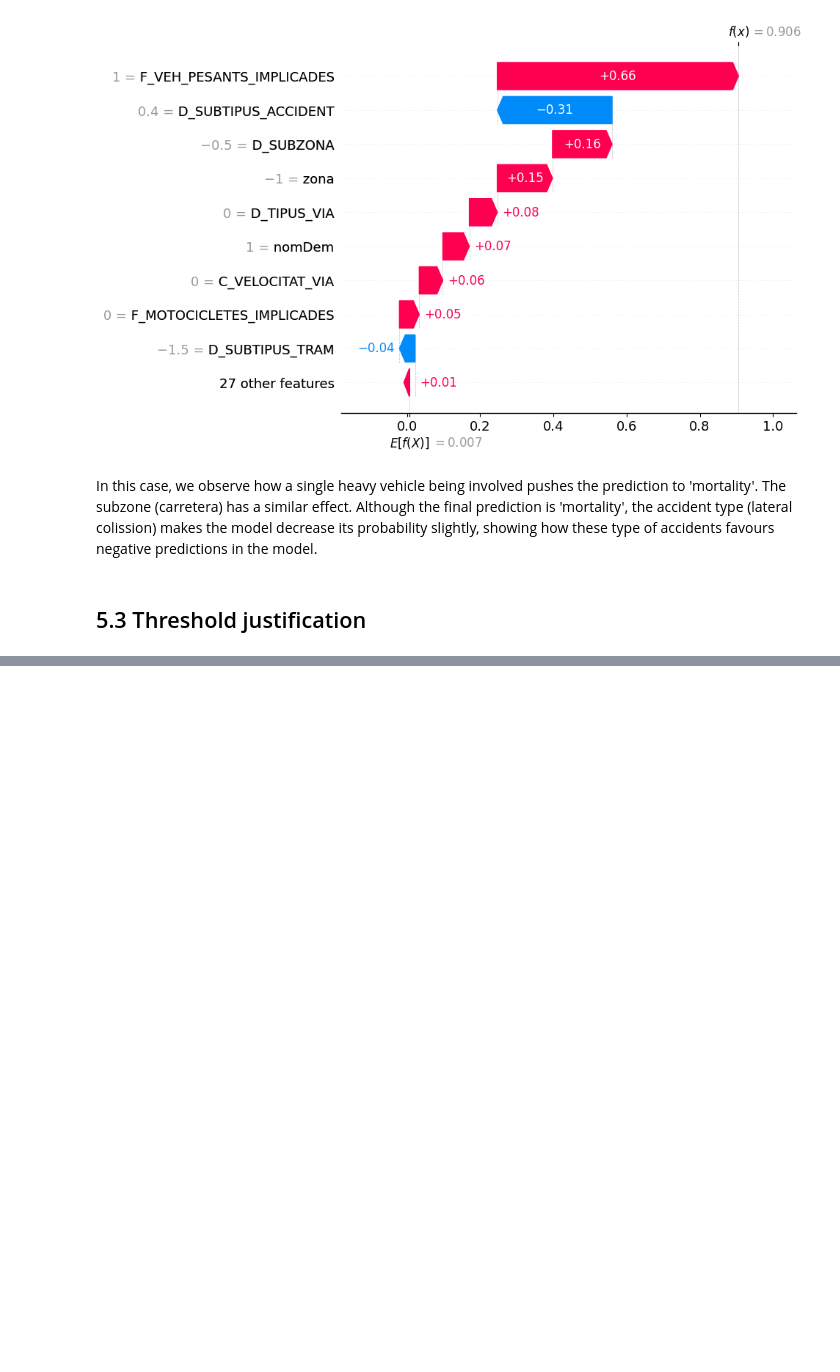
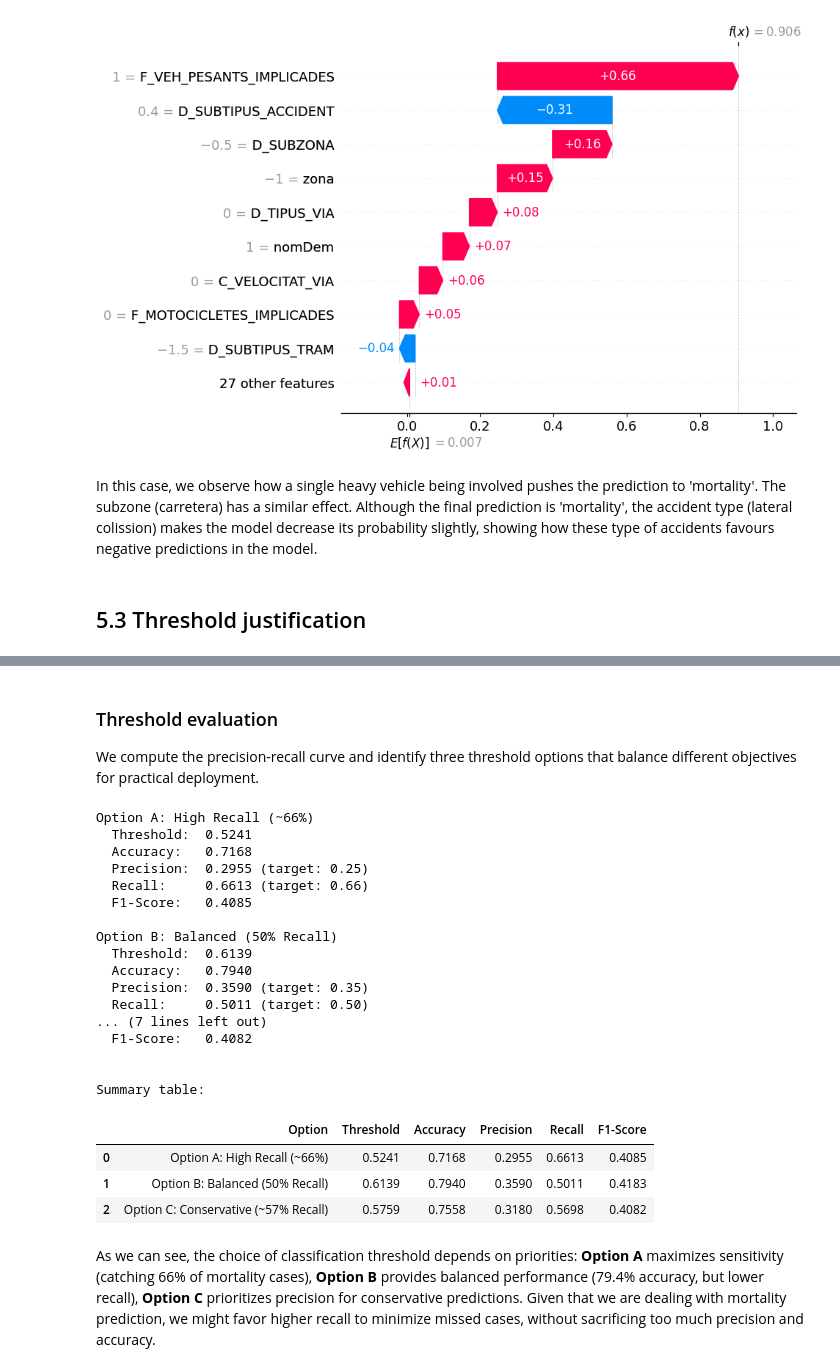
Before and after one commit to uripont/catalan-traffic-accident-analysis, a Jupyter notebook: notebooks/05_xai_analysis.ipynb, the cells around one changed output, grey strips where cells are left out. Saved outputs shown, nothing was run; the diff lists cells and outputs as text; code cells hidden in the pictures; blank space fills up the shorter version.

```diff
--- a/notebooks/05_xai_analysis.ipynb
+++ b/notebooks/05_xai_analysis.ipynb
@@ -369,0 +412,79 @@ for those predicted mortality that weren't mortal, are these accidents severe?
+# %% [markdown]
+### Threshold evaluation
+
+We compute the precision-recall curve and identify three threshold options that balance different objectives for practical deployment.
+# %%
+y_test_proba = final_model.predict_proba(X_test_scaled)[:, 1]
+precisions, recalls, thresholds = precision_recall_curve(y_test, y_test_proba)
+
+# Define threshold options with target metrics
+target_options = [
+    {'name': 'Option A: High Recall (~66%)', 'target_precision': 0.25, 'target_recall': 0.66},
+    {'name': 'Option B: Balanced (50% Recall)', 'target_precision': 0.35, 'target_recall': 0.50},
+    {'name': 'Option C: Conservative (~57% Recall)', 'target_precision': 0.30, 'target_recall': 0.57},
+]
+
+
+threshold_results = []
+for option in target_options:
+    # Find threshold closest to target metrics
+    precision_diff = np.abs(precisions - option['target_precision'])
+    recall_diff = np.abs(recalls - option['target_recall'])
+    combined_diff = precision_diff + recall_diff
+    best_idx = np.argmin(combined_diff)
+
+    threshold = thresholds[best_idx] if best_idx < len(thresholds) else 0.5
+    threshold = max(0.5, threshold)  # Enforce minimum threshold of 0.5
+
+    # Evaluate on test set
+    y_test_pred = (y_test_proba >= threshold).astype(int)
+
+    test_accuracy = accuracy_score(y_test, y_test_pred)
+    test_precision = precision_score(y_test, y_test_pred, zero_division=0)
+    test_recall = recall_score(y_test, y_test_pred, zero_division=0)
+    test_f1 = f1_score(y_test, y_test_pred, zero_division=0)
+
+    threshold_results.append({
+        'Option': option['name'],
+        'Threshold': f"{threshold:.4f}",
+        'Accuracy': f"{test_accuracy:.4f}",
+        'Precision': f"{test_precision:.4f}",
+        'Recall': f"{test_recall:.4f}",
+        'F1-Score': f"{test_f1:.4f}"
+    })
+
+    print(f"{option['name']}")
+    print(f"  Threshold:  {threshold:.4f}")
+    print(f"  Accuracy:   {test_accuracy:.4f}")
+    print(f"  Precision:  {test_precision:.4f} (target: {option['target_precision']:.2f})")
+    print(f"  Recall:     {test_recall:.4f} (target: {option['target_recall']:.2f})")
+    print(f"  F1-Score:   {test_f1:.4f}\n")
+
+# Display results as table
+threshold_df = pd.DataFrame(threshold_results)
+print("\nSummary table:")
+display(threshold_df)
+# %% [output]
+Option A: High Recall (~66%)
+  Threshold:  0.5241
+  Accuracy:   0.7168
+  Precision:  0.2955 (target: 0.25)
+  Recall:     0.6613 (target: 0.66)
+  F1-Score:   0.4085
+
+Option B: Balanced (50% Recall)
+  Threshold:  0.6139
+  Accuracy:   0.7940
+  Precision:  0.3590 (target: 0.35)
+  Recall:     0.5011 (target: 0.50)
+... (7 lines left out)
+  F1-Score:   0.4082
+
+
+Summary table:
+|  | Option | Threshold | Accuracy | Precision | Recall | F1-Score |
+| 0 | Option A: High Recall (~66%) | 0.5241 | 0.7168 | 0.2955 | 0.6613 | 0.4085 |
+| 1 | Option B: Balanced (50% Recall) | 0.6139 | 0.7940 | 0.3590 | 0.5011 | 0.4183 |
+| 2 | Option C: Conservative (~57% Recall) | 0.5759 | 0.7558 | 0.3180 | 0.5698 | 0.4082 |
+# %% [markdown]
+As we can see, the choice of classification threshold depends on priorities: **Option A** maximizes sensitivity (catching 66% of mortality cases), **Option B** provides balanced performance (79.4% accuracy, but lower recall), **Option C** prioritizes precision for conservative predictions. Given that we are dealing with mortality prediction, we might favor higher recall to minimize missed cases, without sacrificing too much precision and accuracy.
```
Also changed, not shown: parts of 20 cells of this notebook.
